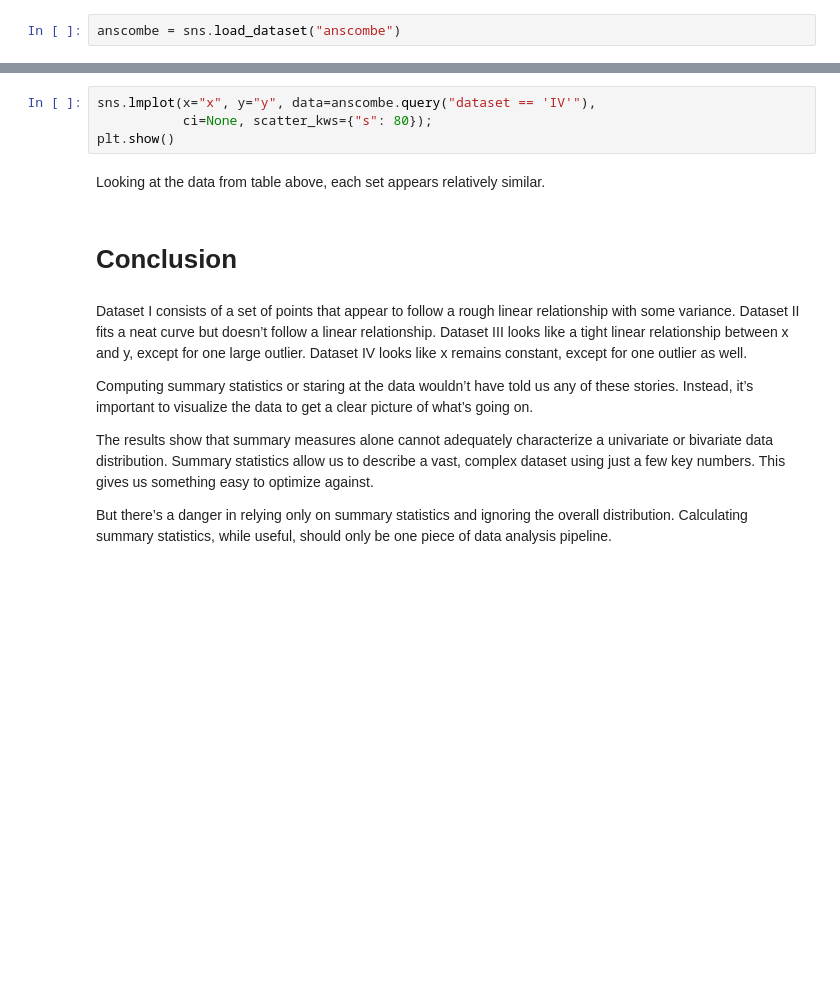
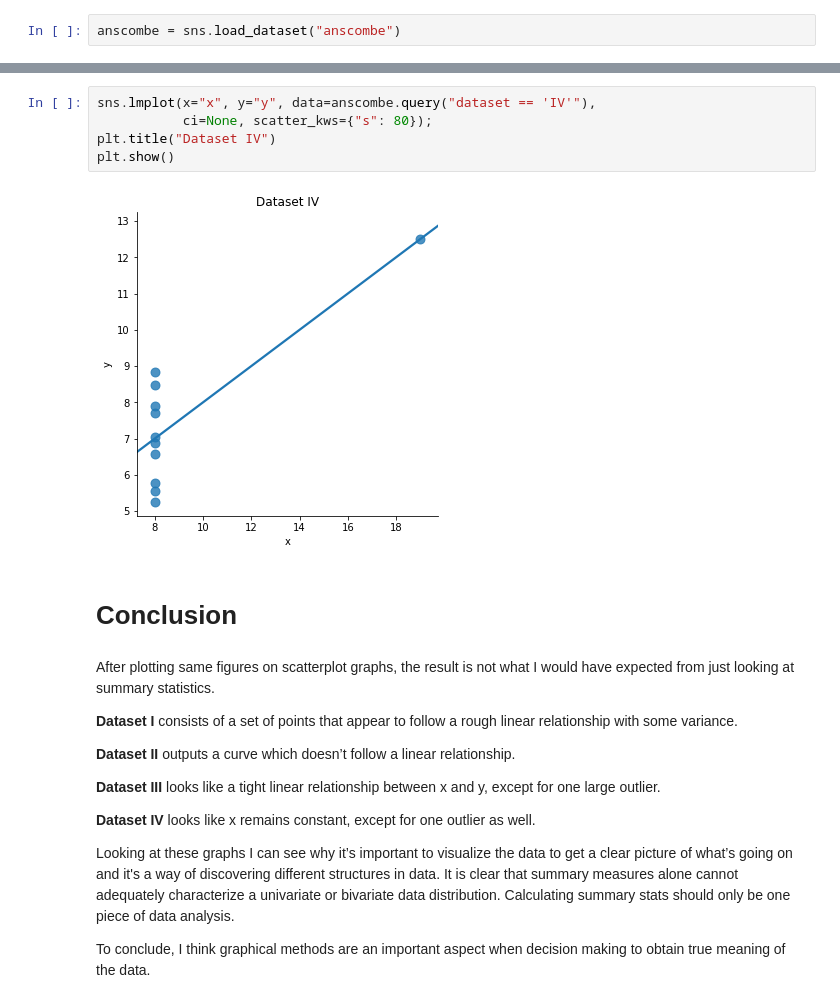
Before and after one commit to simonava5/AnscombesData, a Jupyter notebook: AnscombesDataNew.ipynb, the cells around one changed output, grey strips where cells are left out. Cells and saved outputs as stored; diff of their text form; blank space fills up the shorter version.

```diff
--- a/AnscombesDataNew.ipynb
+++ b/AnscombesDataNew.ipynb
@@ -77,17 +136,23 @@ plt.show()
 # %%
 sns.lmplot(x="x", y="y", data=anscombe.query("dataset == 'IV'"),
            ci=None, scatter_kws={"s": 80});
+plt.title("Dataset IV")
 plt.show()
+# %% [output]
+[figure, added]
-# %% [markdown]
-Looking at the data from table above, each set appears relatively similar.
 # %% [markdown]
 # Conclusion
 # %% [markdown]
-Dataset I consists of a set of points that appear to follow a rough linear relationship with some variance. Dataset II fits a neat curve but doesn’t follow a linear relationship. Dataset III looks like a tight linear relationship between x and y, except for one large outlier. Dataset IV looks like x remains constant, except for one outlier as well.
+After plotting same figures on scatterplot graphs, the result is not what I would have expected from just looking at summary statistics.
 
-Computing summary statistics or staring at the data wouldn’t have told us any of these stories. Instead, it’s important to visualize the data to get a clear picture of what’s going on.
+**Dataset I** consists of a set of points that appear to follow a rough linear relationship with some variance.
 
-The results show that summary measures alone cannot adequately characterize a univariate or bivariate data distribution.
-Summary statistics allow us to describe a vast, complex dataset using just a few key numbers. This gives us something easy to optimize against.
+**Dataset II** outputs a curve which doesn’t follow a linear relationship.
 
-But there’s a danger in relying only on summary statistics and ignoring the overall distribution. Calculating summary statistics, while useful, should only be one piece of data analysis pipeline.
+**Dataset III** looks like a tight linear relationship between x and y, except for one large outlier.
+
+**Dataset IV** looks like x remains constant, except for one outlier as well.
+
+Looking at these graphs I can see why it’s important to visualize the data to get a clear picture of what’s going on and it's a way of discovering different structures in data. It is clear that summary measures alone cannot adequately characterize a univariate or bivariate data distribution. Calculating summary stats should only be one piece of data analysis.
+
+To conclude, I think graphical methods are an important aspect when decision making to obtain true meaning of the data.
```
Also changed, not shown: parts of 20 cells of this notebook.
